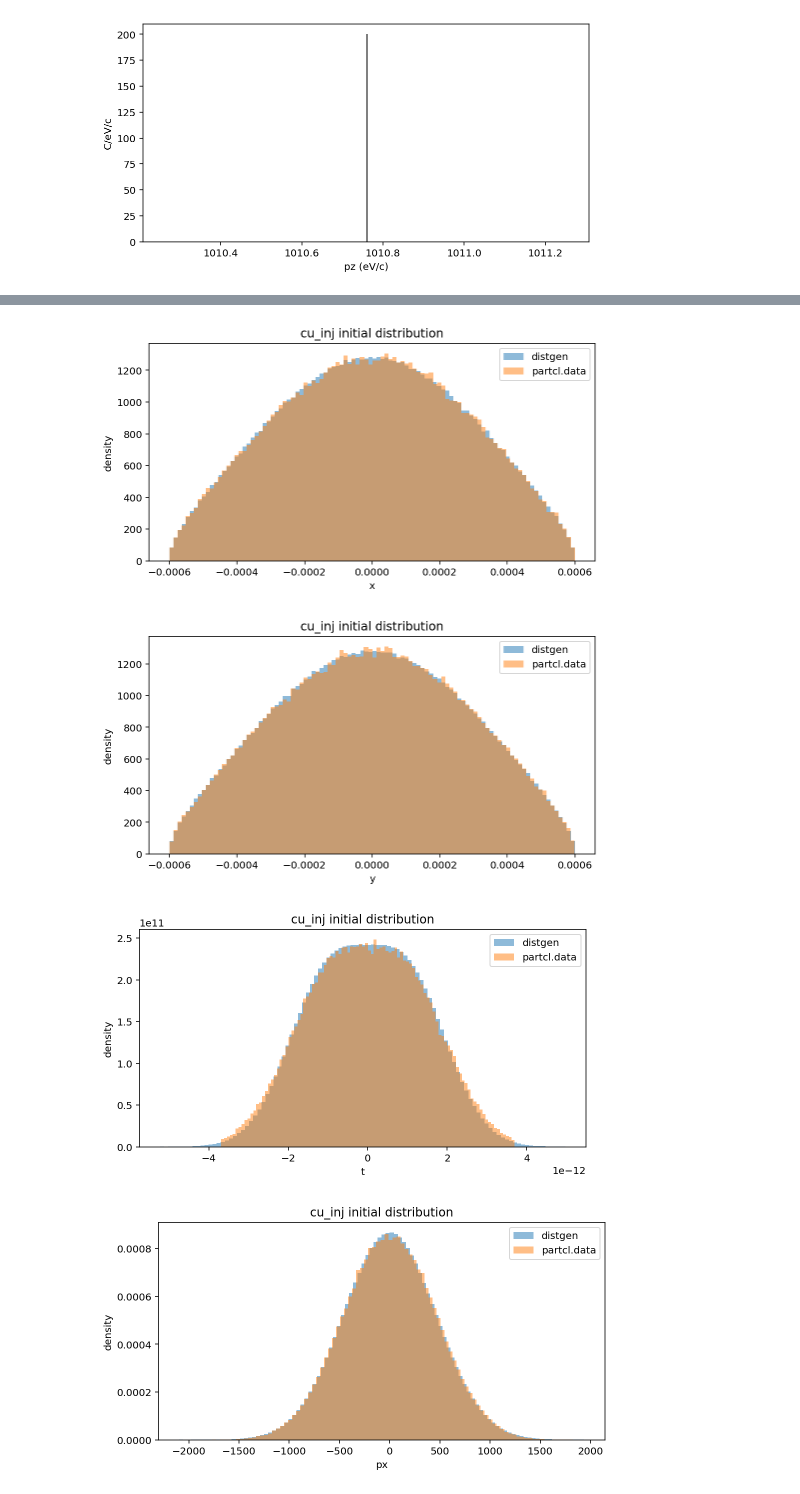
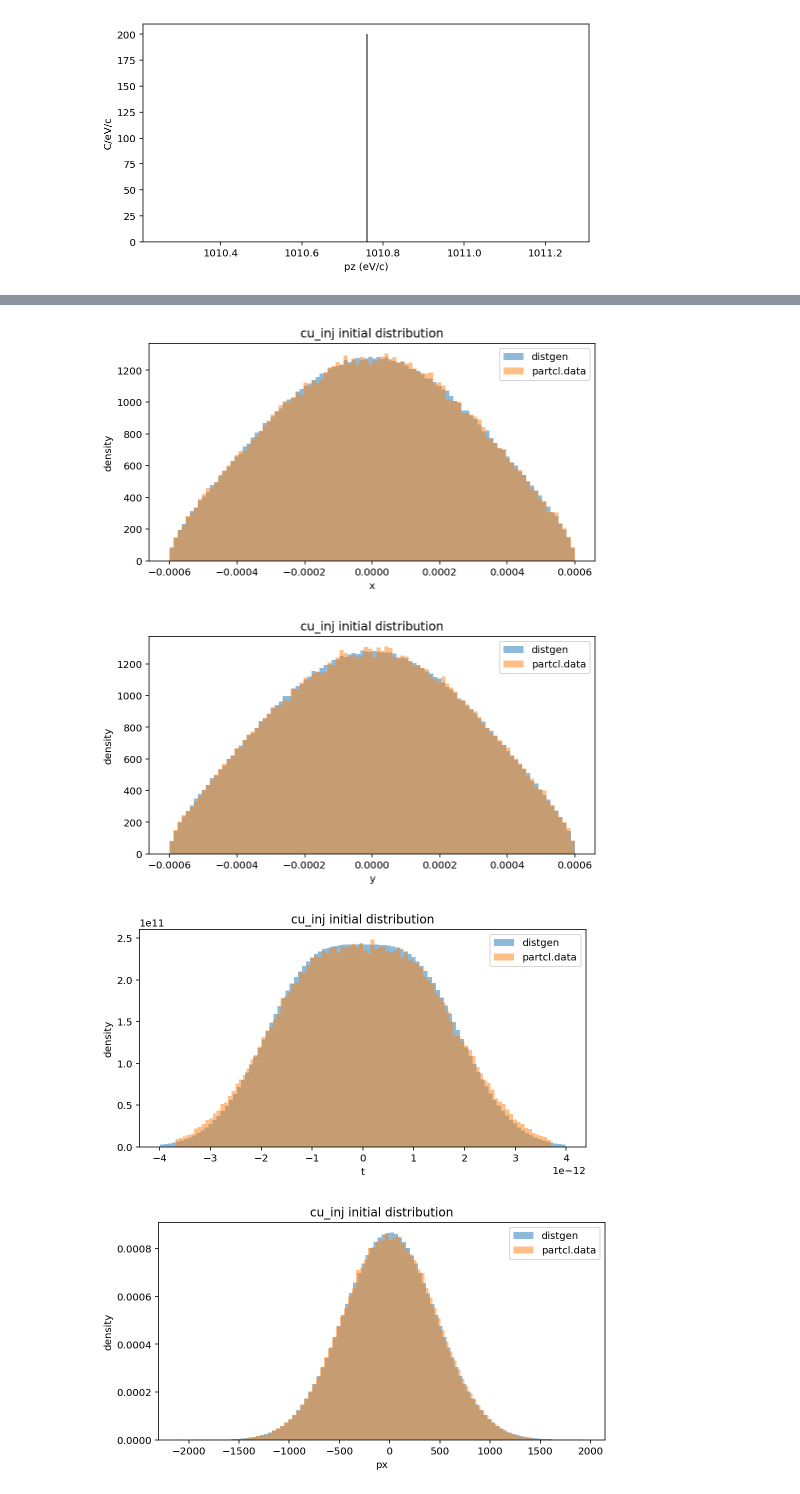
Before and after one commit to slaclab/lcls-lattice, a Jupyter notebook: distgen/models/cu_inj/distgen_cu_inj.ipynb, the cells around one changed output, grey strips where cells are left out. Saved outputs shown, nothing was run; the diff lists cells and outputs as text; code cells hidden in the pictures.

```diff
--- a/distgen/models/cu_inj/distgen_cu_inj.ipynb
+++ b/distgen/models/cu_inj/distgen_cu_inj.ipynb
@@ -73,6 +79,12 @@ P2 = ParticleGroup(data=data)
 P2.t -= P2['mean_t']
 # %% [output]
 Converting z to t according to cathode_kinetic_energy_ref = 1.0 eV
+# %%
+# Default yaml
+name2='distgen.yaml'
+G2 = Generator(name2)
+G2.run()
+P2 = G2.particles
 # %%
 P2.plot('pz', bins=200)
 # %% [output]
@@ -93,16 +105,16 @@ plt.legend()
 # %%
 for k in ['x', 'y', 't', 'px', 'py']:
     plt.hist(P1[k], label='distgen', alpha = 0.5, density=True, bins=100)
-    plt.hist(P2[k], label='partcl.data', alpha=0.5, density=True, bins=100)
+    plt.hist(P2[k], label=name2, alpha=0.5, density=True, bins=100)
 
     plt.title('cu_inj initial distribution')
     plt.xlabel(k)
     plt.ylabel('density')
     plt.legend()
     plt.show()
 # %% [output]
 [figure]
 [figure]
-[figure, old version]
+[figure, new version]
 [figure]
 [figure]
```
Also changed, not shown: parts of 4 cells of this notebook, 2 other files.
